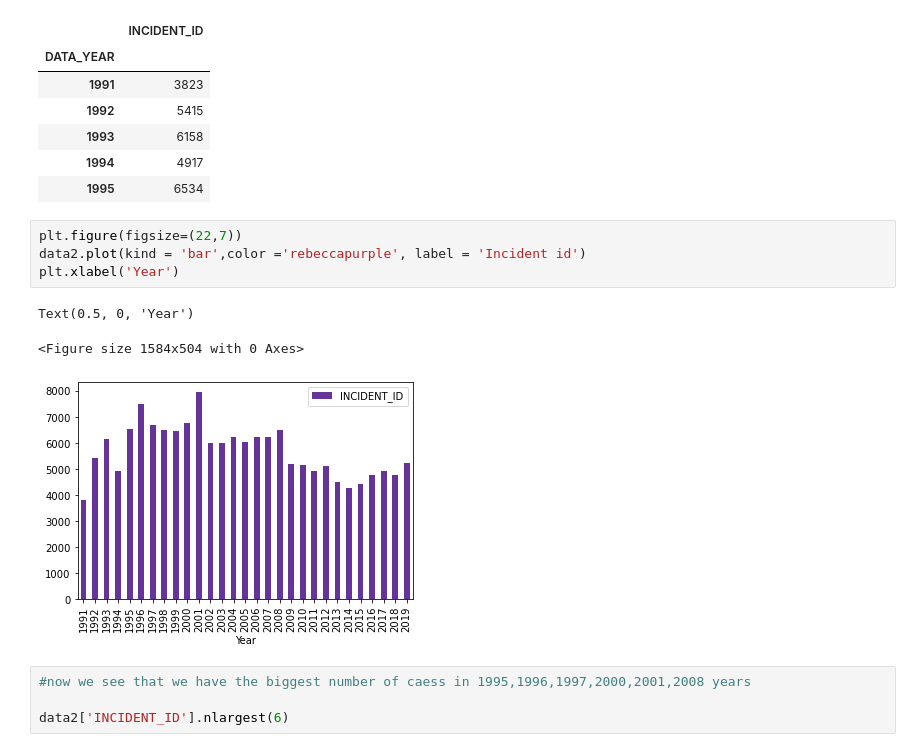
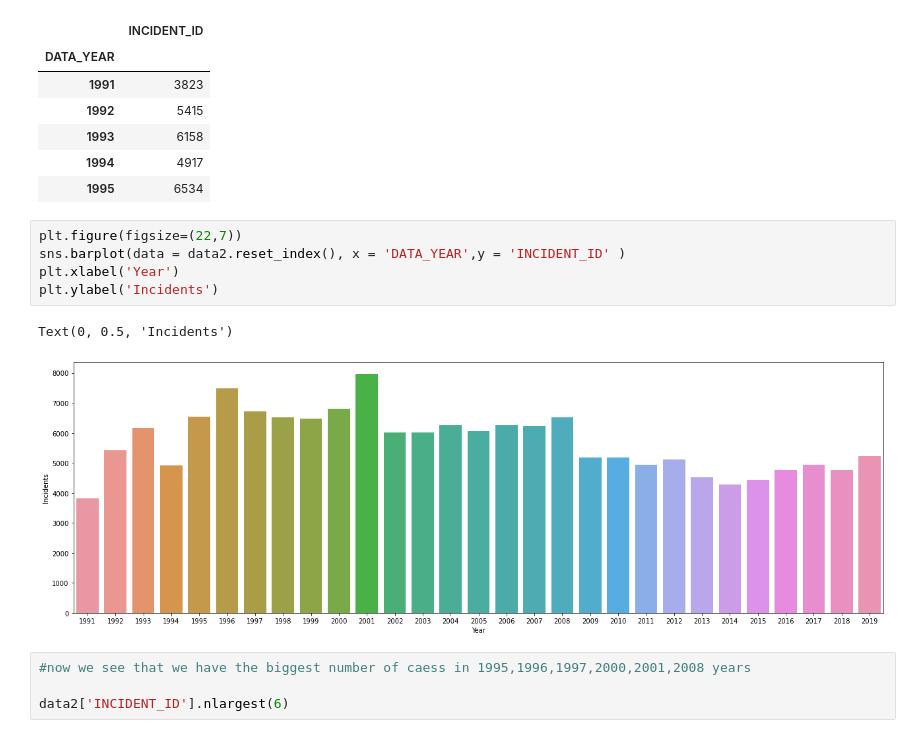
Before and after one commit to nora-23/Python_project_hate_crime, a Jupyter notebook: Hate_Crime_Nora_Grigoryan.ipynb, the cells around one changed output. Drawn from its saved outputs; the diff is of its cells as text.

```diff
--- a/Hate_Crime_Nora_Grigoryan.ipynb
+++ b/Hate_Crime_Nora_Grigoryan.ipynb
@@ -352,12 +352,12 @@ data2.head()
 | 1995 | 6534 |
 # %%
 plt.figure(figsize=(22,7))
-data2.plot(kind = 'bar',color ='rebeccapurple', label = 'Incident id')
+sns.barplot(data = data2.reset_index(), x = 'DATA_YEAR',y = 'INCIDENT_ID' )
 plt.xlabel('Year')
+plt.ylabel('Incidents')
 # %% [output]
-Text(0.5, 0, 'Year')
+Text(0, 0.5, 'Incidents')
-<Figure size 1584x504 with 0 Axes>
-[figure, old version]
+[figure, new version]
 # %%
 #now we see that we have the biggest number of caess in 1995,1996,1997,2000,2001,2008 years
 
```
Also changed, not shown: parts of 3 cells of this notebook.
